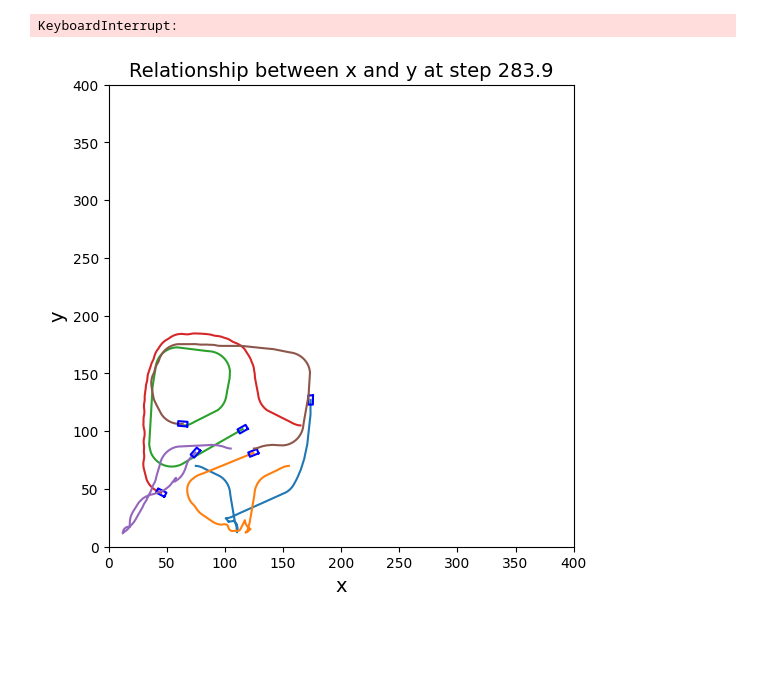
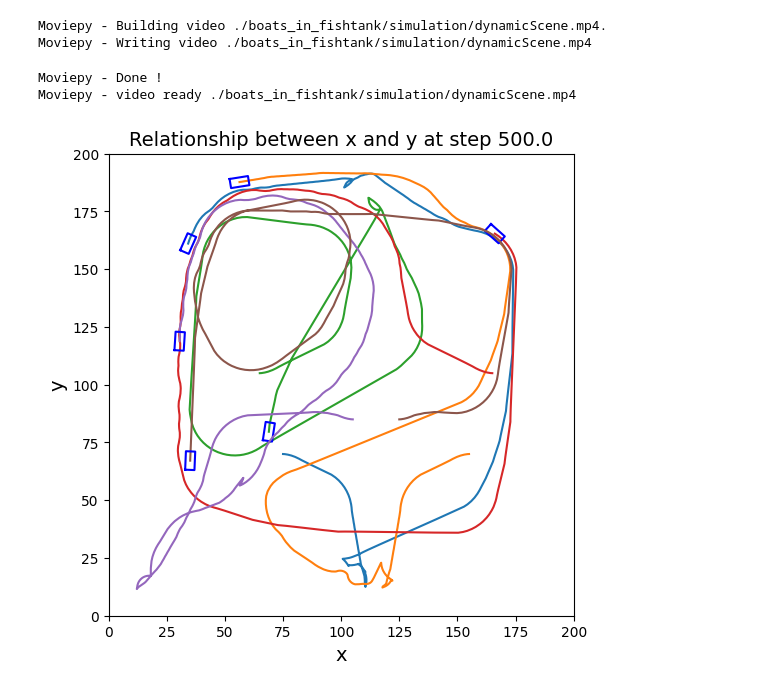
Before and after one commit to andreajessen/MODSIM, a Jupyter notebook: src/replay_pose_data.ipynb, the cells around one changed output. Saved outputs shown, nothing was run; the diff lists cells and outputs as text; code cells hidden in the pictures; blank space fills up the shorter version.

```diff
--- a/src/replay_pose_data.ipynb
+++ b/src/replay_pose_data.ipynb
@@ -52,8 +49,11 @@ vessels_to_json(vessels, simulation_folder)
-# %%
-visualize_dynamic_scene(vessels, folder_path=simulation_folder)
-# %% [output]
-KeyboardInterrupt:
-[figure, removed]
+# %%
+visualize_dynamic_scene_mov(vessels, folder_path=simulation_folder, fps=1, skip=10, max_duration=5000, y_x_lim=200)
+# %% [output]
+Moviepy - Building video ./boats_in_fishtank/simulation/dynamicScene.mp4.
+Moviepy - Writing video ./boats_in_fishtank/simulation/dynamicScene.mp4
+Moviepy - Done !
+Moviepy - video ready ./boats_in_fishtank/simulation/dynamicScene.mp4
+[figure, added]
 # %%
 largest_radius = 100
 path_centre = (100,100)
```
Also changed, not shown: parts of 9 cells of this notebook, 7 other files.
